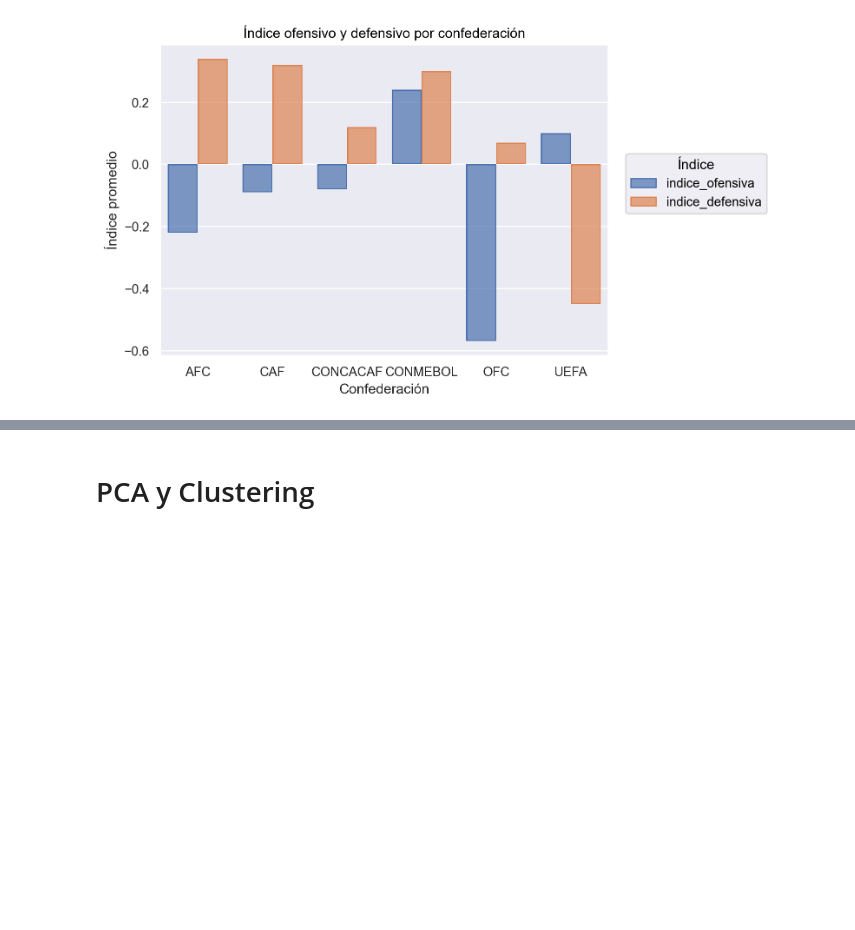
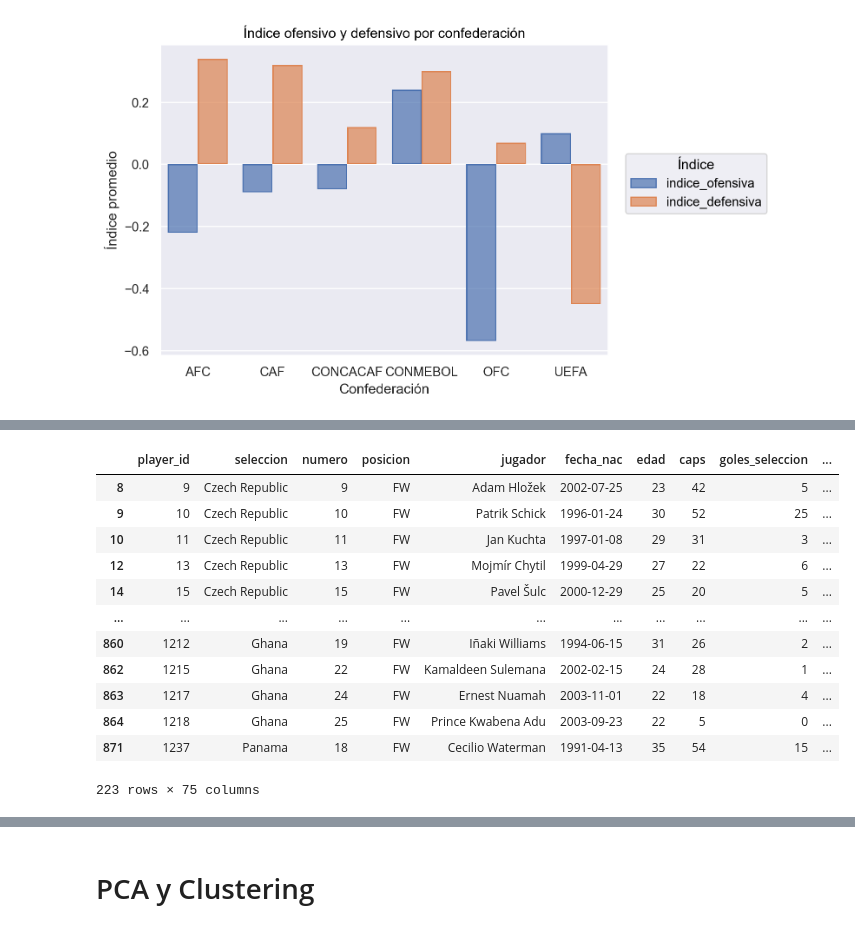
Before and after one commit to vinpalonsky/tp-labo-de-datos, a Jupyter notebook: vincenzo_palonsky-azul_soldani-francisco_amato.ipynb, the cells around one changed output, grey strips where cells are left out. Cells and saved outputs as stored; diff of their text form; code cells hidden in the pictures; blank space fills up the shorter version.

```diff
--- a/vincenzo_palonsky-azul_soldani-francisco_amato.ipynb
+++ b/vincenzo_palonsky-azul_soldani-francisco_amato.ipynb
@@ -511,0 +530,17 @@ df_confederaciones_plot = df_confederaciones.reset_index().melt(
+# %%
+df_jugadores_delanteros = df_jugadores_limpia[df_jugadores_limpia["posicion"] == "FW"]
+df_jugadores_delanteros
+# %% [output]
+|  | player_id | seleccion | numero | posicion | jugador | fecha_nac | edad | caps | goles_seleccion | ... |
+| 8 | 9 | Czech Republic | 9 | FW | Adam Hložek | 2002-07-25 | 23 | 42 | 5 | ... |
+| 9 | 10 | Czech Republic | 10 | FW | Patrik Schick | 1996-01-24 | 30 | 52 | 25 | ... |
+| 10 | 11 | Czech Republic | 11 | FW | Jan Kuchta | 1997-01-08 | 29 | 31 | 3 | ... |
+| 12 | 13 | Czech Republic | 13 | FW | Mojmír Chytil | 1999-04-29 | 27 | 22 | 6 | ... |
+| 14 | 15 | Czech Republic | 15 | FW | Pavel Šulc | 2000-12-29 | 25 | 20 | 5 | ... |
+| ... | ... | ... | ... | ... | ... | ... | ... | ... | ... | ... |
+| 860 | 1212 | Ghana | 19 | FW | Iñaki Williams | 1994-06-15 | 31 | 26 | 2 | ... |
+| 862 | 1215 | Ghana | 22 | FW | Kamaldeen Sulemana | 2002-02-15 | 24 | 28 | 1 | ... |
+| 863 | 1217 | Ghana | 24 | FW | Ernest Nuamah | 2003-11-01 | 22 | 18 | 4 | ... |
+| 864 | 1218 | Ghana | 25 | FW | Prince Kwabena Adu | 2003-09-23 | 22 | 5 | 0 | ... |
+| 871 | 1237 | Panama | 18 | FW | Cecilio Waterman | 1991-04-13 | 35 | 54 | 15 | ... |
+223 rows × 75 columns
```
Also changed, not shown: parts of 3 cells of this notebook.
